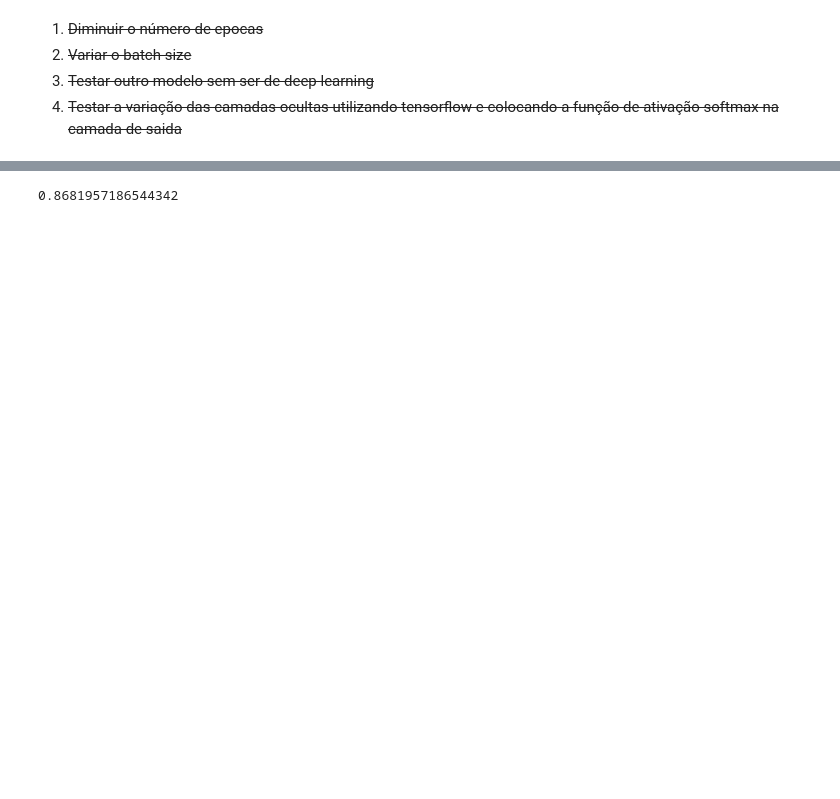
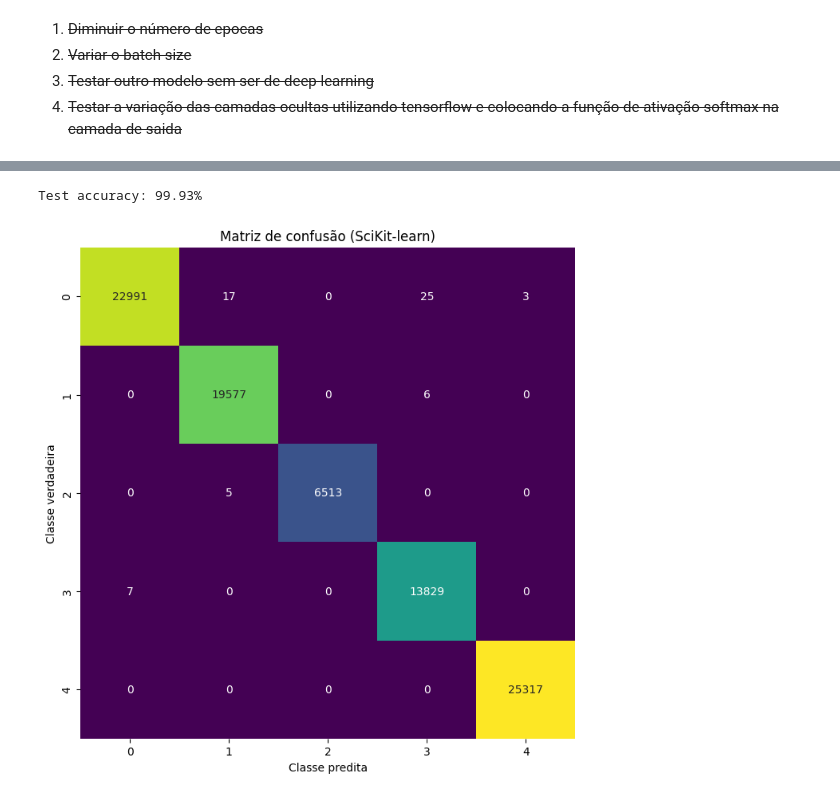
Before and after one commit to gabriel-fonseca-repo/enem-microdados-ml, a Jupyter notebook: src/av3.ipynb, the cells around one changed output, grey strips where cells are left out. Drawn from its saved outputs; the diff is of its cells as text; code cells hidden in the pictures; blank space fills up the shorter version.

```diff
--- a/src/av3.ipynb
+++ b/src/av3.ipynb
@@ -185,21 +209,45 @@ class_grid_search(mlp, param_grid, X_train, y_train, n_components)
 # %%
-perceptron_params = {
-    "alpha": 0.0001,
-    "early_stopping": False,
-    "eta0": 0.1,
-    "fit_intercept": False,
-    "max_iter": 3000,
-    "penalty": "l1",
-    "shuffle": True,
-    "tol": 1e-05,
-    "validation_fraction": 0.3,
-}
+# perceptron_params = {
+#     "alpha": 0.0001,
+#     "early_stopping": False,
+#     "eta0": 0.1,
+#     "fit_intercept": False,
+#     "max_iter": 3000,
+#     "penalty": "l1",
+#     "shuffle": True,
+#     "tol": 1e-05,
+#     "validation_fraction": 0.3,
+# }
 
-perceptron = Perceptron(**perceptron_params)
+# perceptron = Perceptron(**perceptron_params)
 
-perceptron.fit(X_train, y_train)
-test_accuracy = perceptron.score(X_test, y_test)
+# perceptron.fit(X_train, y_train)
+# test_accuracy = perceptron.score(X_test, y_test)
 
-test_accuracy
+# test_accuracy
-# %% [output]
-0.8681957186544342
+# %%
+mlp_params = {
+    "activation": "tanh",
+    "alpha": 0.001,
+    "batch_size": 16,
+    "hidden_layer_sizes": (100,),
+    "learning_rate": "constant",
+    "max_iter": 30,
+    "solver": "adam",
+}
+
+mlp = MLPClassifier(random_state=mlp_r_state)
+mlp.fit(X_train, y_train)
+test_accuracy = mlp.score(X_test, y_test)
+
+y_pred = mlp.predict(X_test)
+
+mlp_sk_accuracy = f"{test_accuracy:.2%}"
+
+print(f"Test accuracy: {test_accuracy:.2%}")
+# %% [output]
+Test accuracy: 99.93%
+# %%
+plot_confusion_matrix(y_test, y_pred, "SciKit-learn", "viridis")
+# %% [output]
+[figure, added]
```
Also changed, not shown: parts of 11 cells of this notebook, 1 other file.
